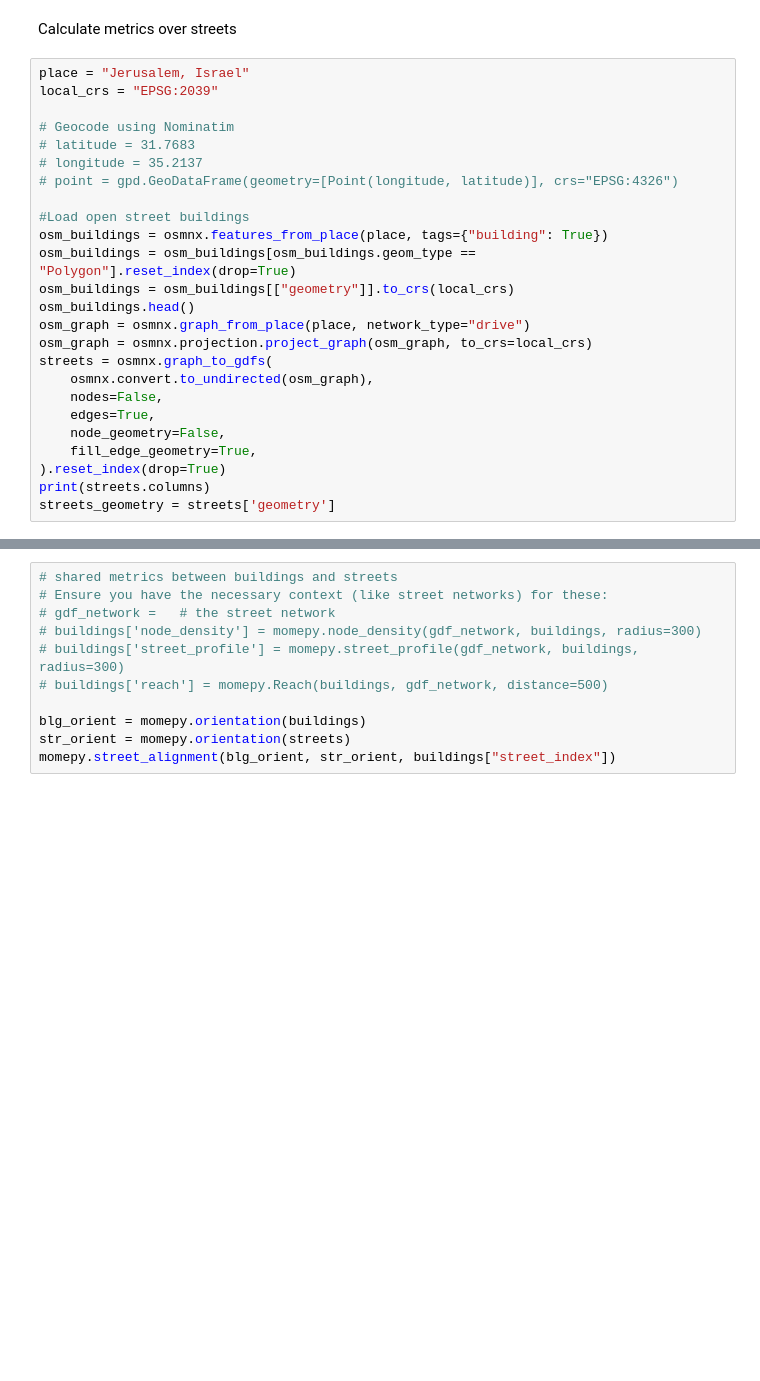
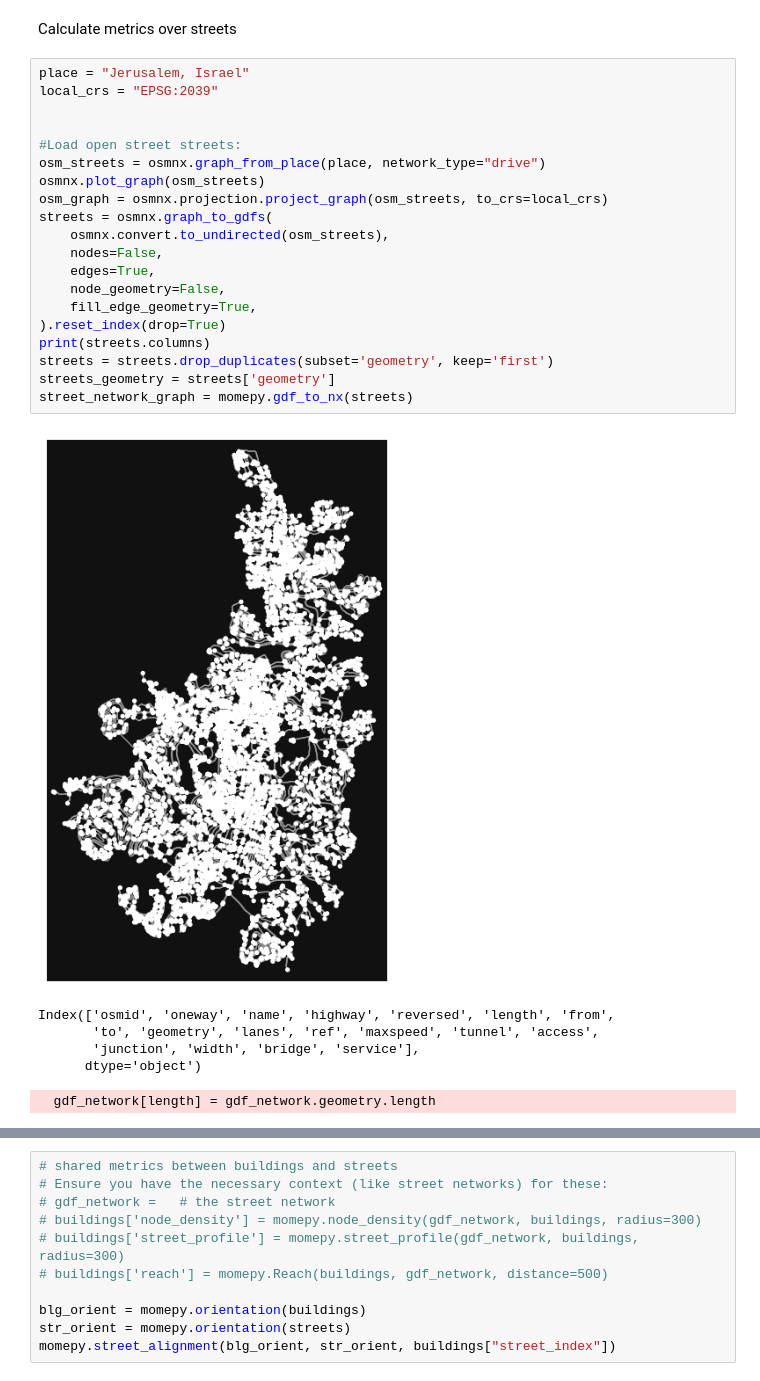
Before and after one commit to amirkl91/ClusterOn, a Jupyter notebook: Notebooks/metrics_generation.ipynb, the cells around one changed output, grey strips where cells are left out. Cells and saved outputs as stored; diff of their text form; blank space fills up the shorter version.

```diff
--- a/Notebooks/metrics_generation.ipynb
+++ b/Notebooks/metrics_generation.ipynb
@@ -185,28 +199,30 @@ Calculate metrics over streets
 # %%
 place = "Jerusalem, Israel"
 local_crs = "EPSG:2039"
 
-# Geocode using Nominatim
-# latitude = 31.7683
-# longitude = 35.2137
-# point = gpd.GeoDataFrame(geometry=[Point(longitude, latitude)], crs="EPSG:4326")
 
-#Load open street buildings
-osm_buildings = osmnx.features_from_place(place, tags={"building": True})
-osm_buildings = osm_buildings[osm_buildings.geom_type == "Polygon"].reset_index(drop=True)
-osm_buildings = osm_buildings[["geometry"]].to_crs(local_crs)
-osm_buildings.head()
-osm_graph = osmnx.graph_from_place(place, network_type="drive")
-osm_graph = osmnx.projection.project_graph(osm_graph, to_crs=local_crs)
+#Load open street streets:
+osm_streets = osmnx.graph_from_place(place, network_type="drive")
+osmnx.plot_graph(osm_streets)
+osm_graph = osmnx.projection.project_graph(osm_streets, to_crs=local_crs)
 streets = osmnx.graph_to_gdfs(
-    osmnx.convert.to_undirected(osm_graph),
+    osmnx.convert.to_undirected(osm_streets),
     nodes=False,
     edges=True,
     node_geometry=False,
     fill_edge_geometry=True,
 ).reset_index(drop=True)
 print(streets.columns)
+streets = streets.drop_duplicates(subset='geometry', keep='first')
 streets_geometry = streets['geometry']
+street_network_graph = momepy.gdf_to_nx(streets)
+# %% [output]
+[figure, added]
+Index(['osmid', 'oneway', 'name', 'highway', 'reversed', 'length', 'from',
+       'to', 'geometry', 'lanes', 'ref', 'maxspeed', 'tunnel', 'access',
+       'junction', 'width', 'bridge', 'service'],
+      dtype='object')
+  gdf_network[length] = gdf_network.geometry.length
 # %%
 streets['orientation'] = momepy.orientation(streets_geometry)
 streets['longest_axis_length'] = momepy.longest_axis_length(streets_geometry)
```
Also changed, not shown: parts of 9 cells of this notebook.
